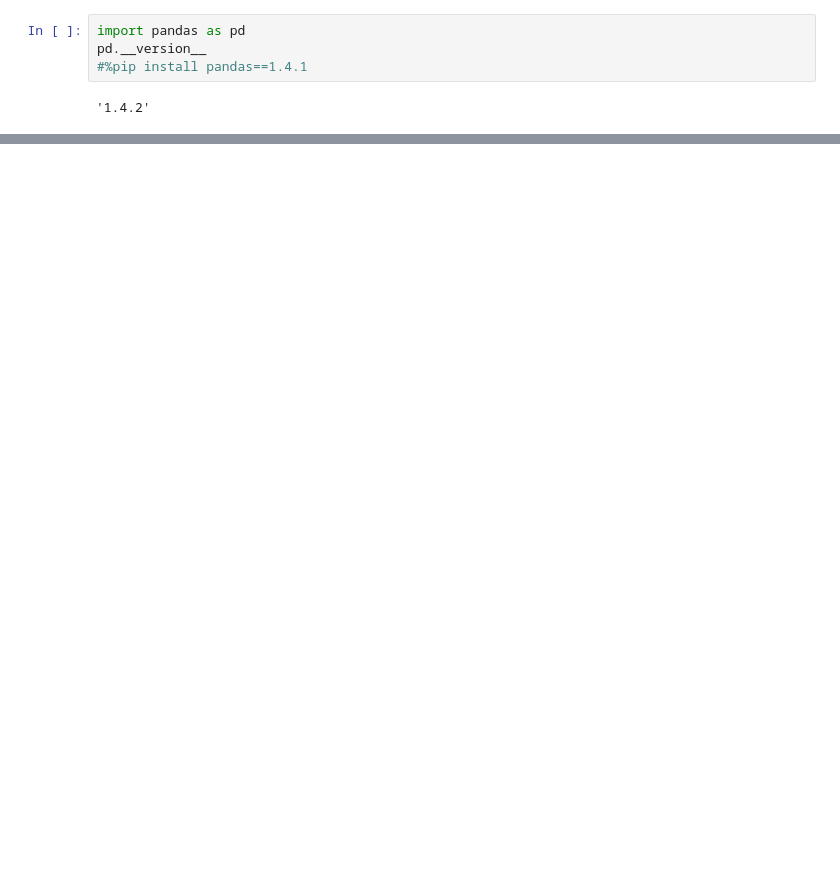
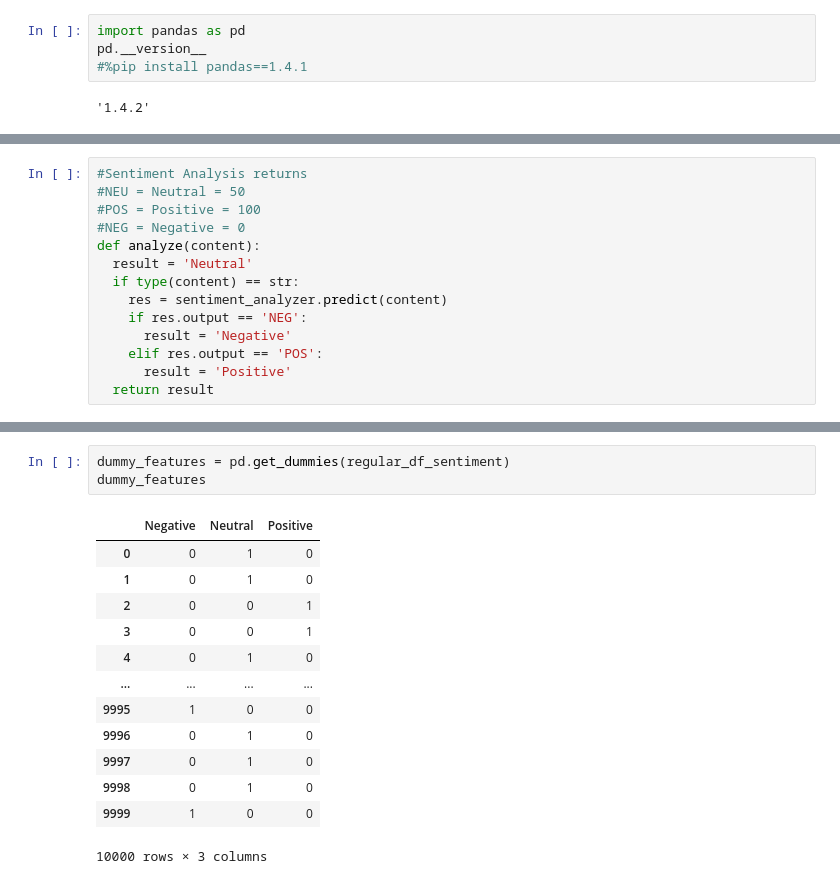
Before and after one commit to SmilodonCub/DATA620, a Jupyter notebook: Final_Project/Elongate_Sentiment_Analysis.ipynb, the cells around one changed output, grey strips where cells are left out. Cells and saved outputs as stored; diff of their text form; blank space fills up the shorter version.

```diff
--- a/Final_Project/Elongate_Sentiment_Analysis.ipynb
+++ b/Final_Project/Elongate_Sentiment_Analysis.ipynb
@@ -109,0 +109,14 @@ df2.size
+# %%
+#Sentiment Analysis returns
+#NEU = Neutral = 50
+#POS = Positive = 100
+#NEG = Negative = 0
+def analyze(content):
+  result = 'Neutral'
+  if type(content) == str:
+    res = sentiment_analyzer.predict(content)
+    if res.output == 'NEG':
+      result = 'Negative'
+    elif res.output == 'POS':
+      result = 'Positive'
+  return result
@@ -109,0 +160,17 @@ df2.size
+# %%
+dummy_features = pd.get_dummies(regular_df_sentiment)
+dummy_features
+# %% [output]
+|  | Negative | Neutral | Positive |
+| 0 | 0 | 1 | 0 |
+| 1 | 0 | 1 | 0 |
+| 2 | 0 | 0 | 1 |
+| 3 | 0 | 0 | 1 |
+| 4 | 0 | 1 | 0 |
+| ... | ... | ... | ... |
+| 9995 | 1 | 0 | 0 |
+| 9996 | 0 | 1 | 0 |
+| 9997 | 0 | 1 | 0 |
+| 9998 | 0 | 1 | 0 |
+| 9999 | 1 | 0 | 0 |
+10000 rows × 3 columns
```
Also changed, not shown: parts of 23 cells of this notebook, 2 other files.
